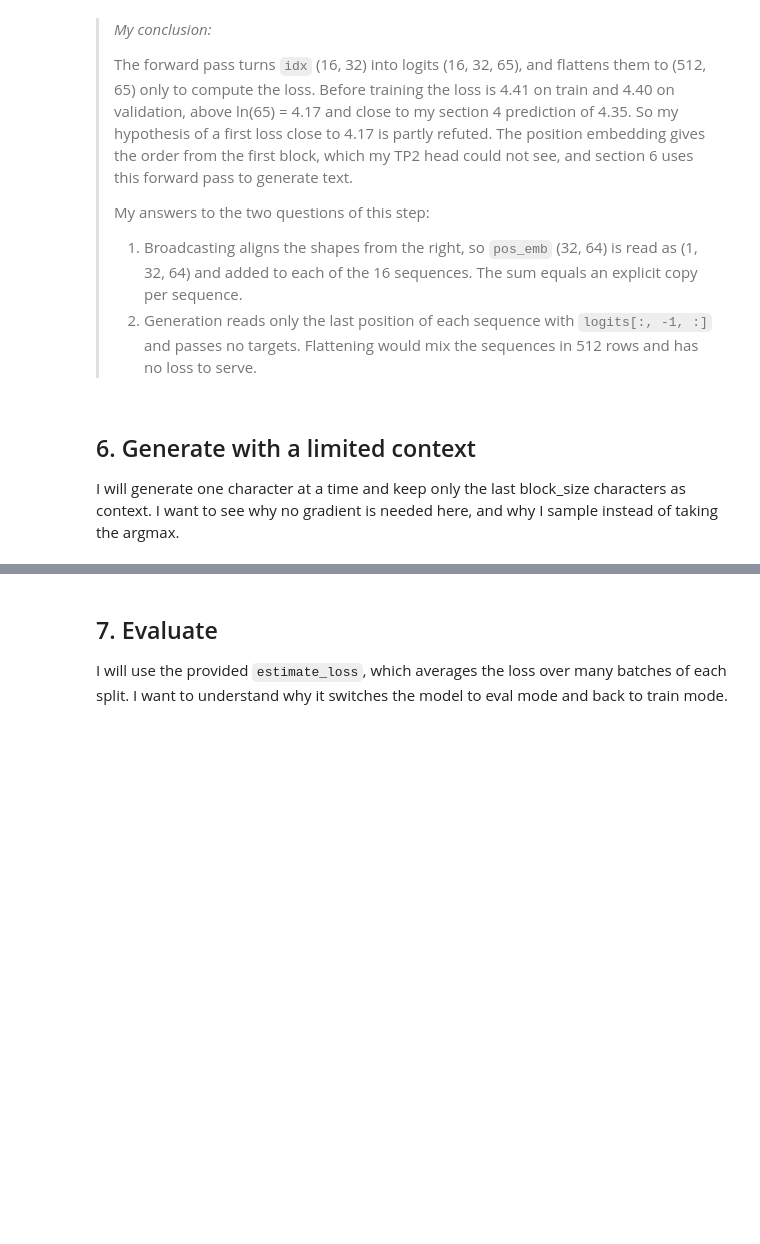
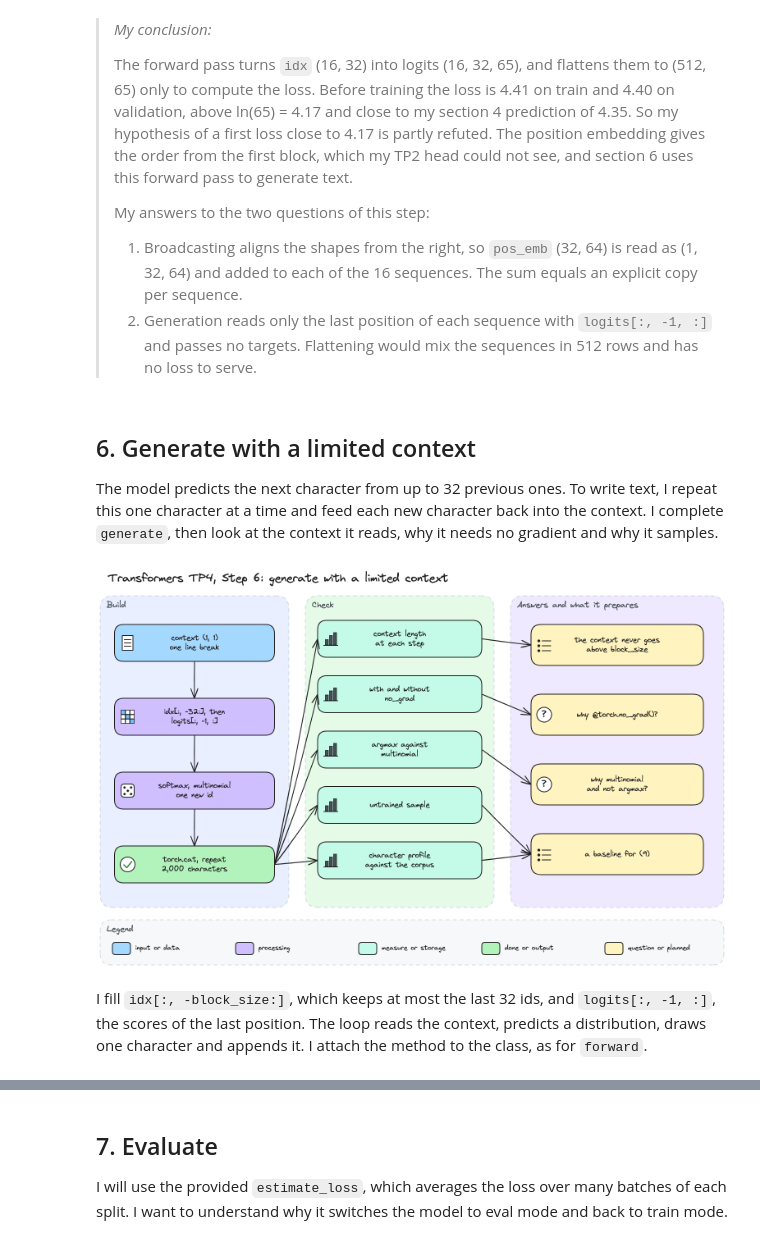
Before and after one commit to mcrayssac/ING3_IAA_GB_NLP, a Jupyter notebook: TP4_transformers.ipynb, the cells around one changed output, grey strips where cells are left out. Drawn from its saved outputs; the diff is of its cells as text; code cells hidden in the pictures; blank space fills up the shorter version.

Commit message:
TP4 transformers step 6

```diff
--- a/TP4_transformers.ipynb
+++ b/TP4_transformers.ipynb
@@ -1089,4 +1089,9 @@ With 2 and 4 blocks the output changes even without positions, by 0.100 and 0.15
 # %% [markdown]
 ## 6. Generate with a limited context
 
-I will generate one character at a time and keep only the last block_size characters as context. I want to see why no gradient is needed here, and why I sample instead of taking the argmax.
+The model predicts the next character from up to 32 previous ones. To write text, I repeat this one character at a time and feed each new character back into the context. I complete `generate`, then look at the context it reads, why it needs no gradient and why it samples.
+# %%
+# Step 6 diagram: generation with a context cut to block_size, and the checks behind my answers.
+display(Image(filename='diagrams/transformers/tp4_step6.png', width=900))
+# %% [output]
+[figure, added]
@@ -1092,0 +1117,2 @@ I will generate one character at a time and keep only the last block_size charac
+# %% [markdown]
+I fill `idx[:, -block_size:]`, which keeps at most the last 32 ids, and `logits[:, -1, :]`, the scores of the last position. The loop reads the context, predicts a distribution, draws one character and appends it. I attach the method to the class, as for `forward`.
```
Also changed, not shown: parts of 13 cells of this notebook, 4 other files.
